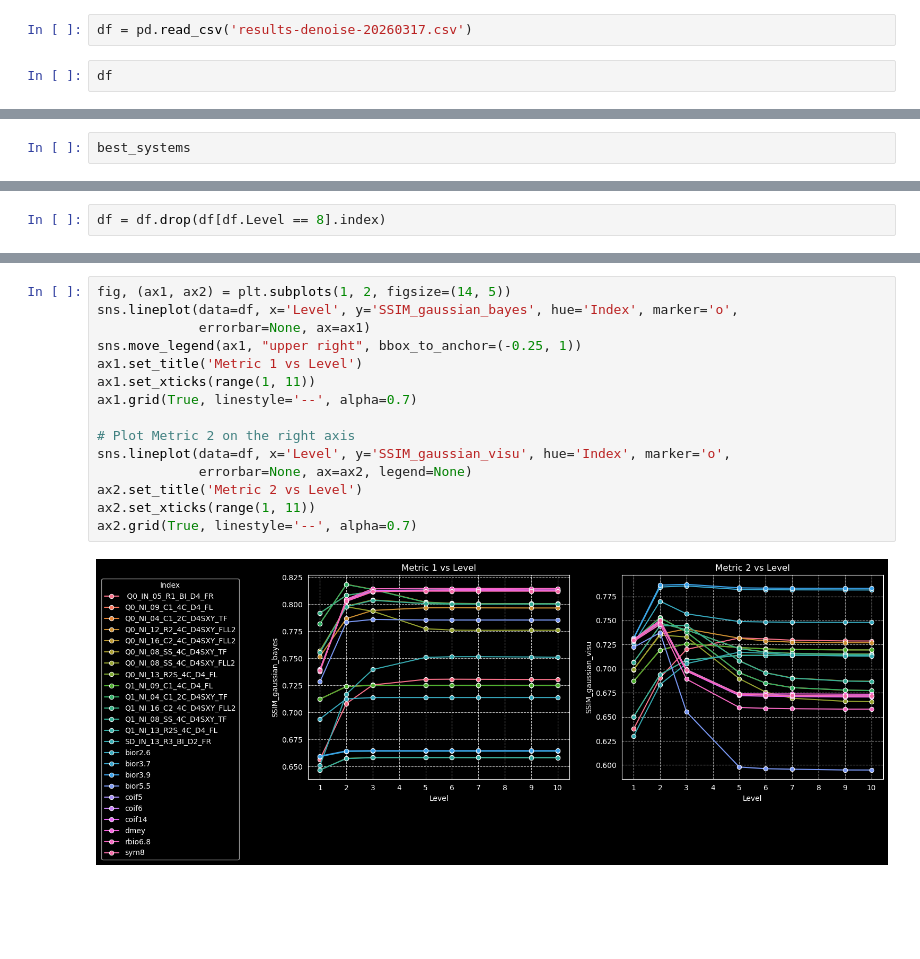
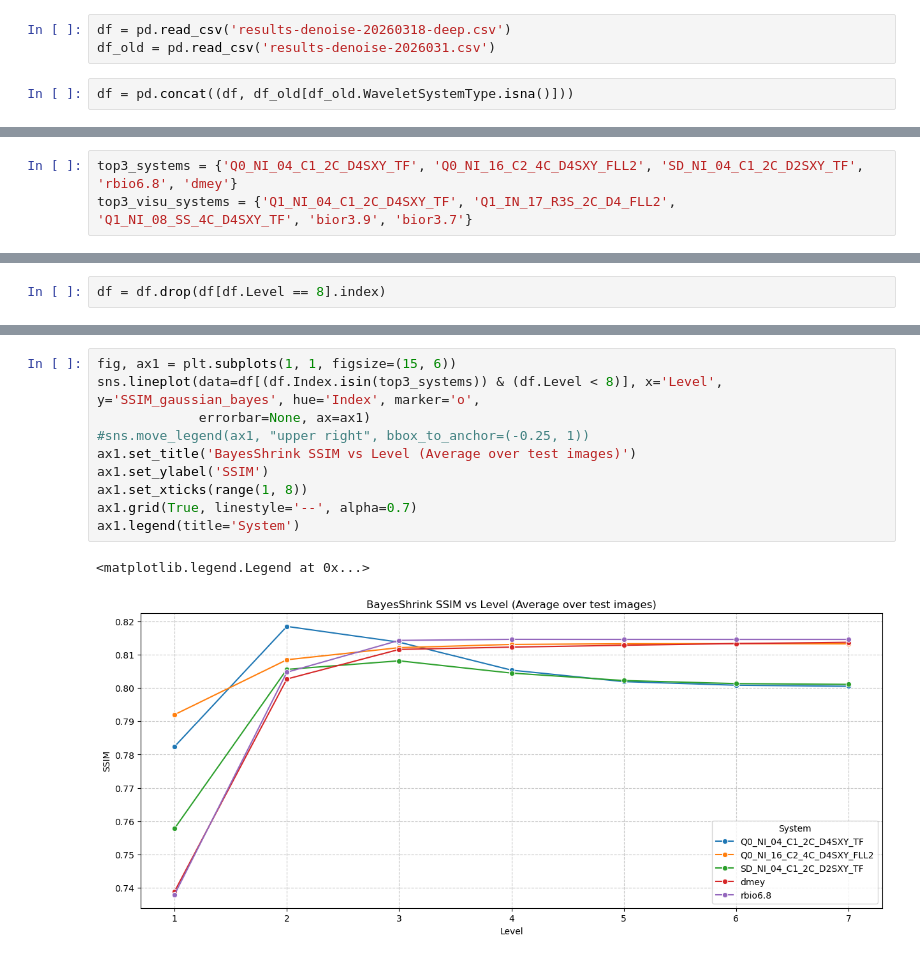
Before and after one commit to michael15346/wavelets, a Jupyter notebook: playground.ipynb, the cells around one changed output, grey strips where cells are left out. Saved outputs shown, nothing was run; the diff lists cells and outputs as text; blank space fills up the shorter version.

```diff
--- a/playground.ipynb
+++ b/playground.ipynb
@@ -14,6 +14,7 @@ import seaborn as sns
 # %%
 best_systems = set()
 # %%
-df = pd.read_csv('results-denoise-20260317.csv')
+df = pd.read_csv('results-denoise-20260318-deep.csv')
+df_old = pd.read_csv('results-denoise-2026031.csv')
 # %%
-df
+df = pd.concat((df, df_old[df_old.WaveletSystemType.isna()]))
@@ -53,2 +56,3 @@ Name: SSIM_gaussian_bayes, Length: 240, dtype: float64
 # %%
-best_systems
+top3_systems = {'Q0_NI_04_C1_2C_D4SXY_TF', 'Q0_NI_16_C2_4C_D4SXY_FLL2', 'SD_NI_04_C1_2C_D2SXY_TF', 'rbio6.8', 'dmey'}
+top3_visu_systems = {'Q1_NI_04_C1_2C_D4SXY_TF', 'Q1_IN_17_R3S_2C_D4_FLL2', 'Q1_NI_08_SS_4C_D4SXY_TF', 'bior3.9', 'bior3.7'}
@@ -85,17 +111,13 @@ ssim_gaussian_bayes_tops
 # %%
-fig, (ax1, ax2) = plt.subplots(1, 2, figsize=(14, 5))
-sns.lineplot(data=df, x='Level', y='SSIM_gaussian_bayes', hue='Index', marker='o',
+fig, ax1 = plt.subplots(1, 1, figsize=(15, 6))
+sns.lineplot(data=df[(df.Index.isin(top3_systems)) & (df.Level < 8)], x='Level', y='SSIM_gaussian_bayes', hue='Index', marker='o',
              errorbar=None, ax=ax1)
-sns.move_legend(ax1, "upper right", bbox_to_anchor=(-0.25, 1))
-ax1.set_title('Metric 1 vs Level')
-ax1.set_xticks(range(1, 11))
+#sns.move_legend(ax1, "upper right", bbox_to_anchor=(-0.25, 1))
+ax1.set_title('BayesShrink SSIM vs Level (Average over test images)')
+ax1.set_ylabel('SSIM')
+ax1.set_xticks(range(1, 8))
 ax1.grid(True, linestyle='--', alpha=0.7)
-
-# Plot Metric 2 on the right axis
-sns.lineplot(data=df, x='Level', y='SSIM_gaussian_visu', hue='Index', marker='o',
-             errorbar=None, ax=ax2, legend=None)
-ax2.set_title('Metric 2 vs Level')
-ax2.set_xticks(range(1, 11))
-ax2.grid(True, linestyle='--', alpha=0.7)
+ax1.legend(title='System')
 # %% [output]
+<matplotlib.legend.Legend at 0x...>
-[figure, old version]
+[figure, new version]
```
Also changed, not shown: parts of 9 cells of this notebook, 3 other files.
